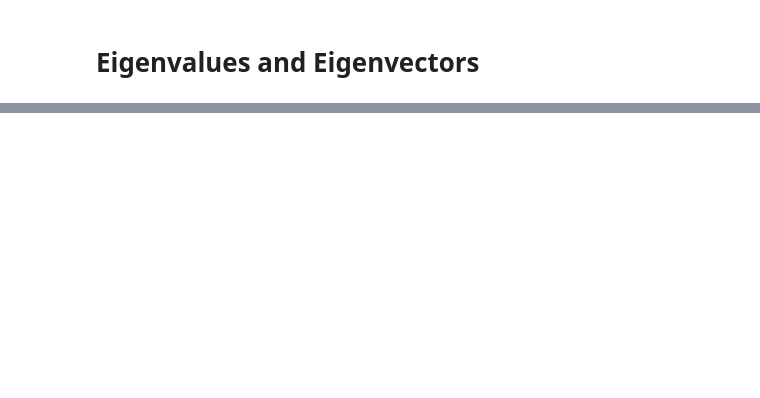
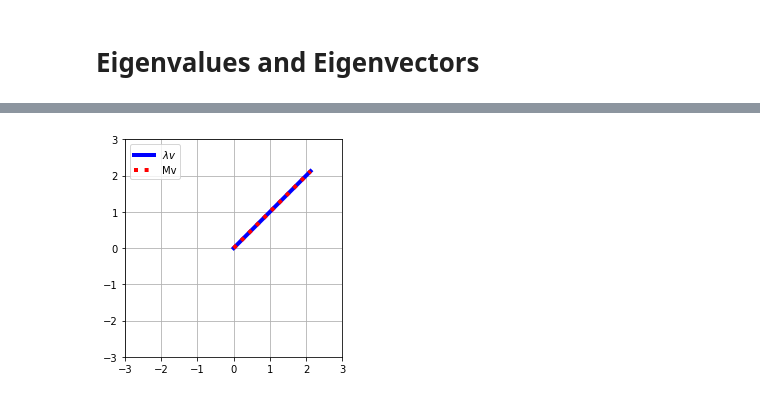
Before and after one commit to ccentola/python-math, a Jupyter notebook: notebooks/10-Linear-Algebra/10.11_eigenvalues_and_eigenvectors.ipynb, the cells around one changed output, grey strips where cells are left out. Cells and saved outputs as stored; diff of their text form; code cells hidden in the pictures; blank space fills up the shorter version.

```diff
--- a/notebooks/10-Linear-Algebra/10.11_eigenvalues_and_eigenvectors.ipynb
+++ b/notebooks/10-Linear-Algebra/10.11_eigenvalues_and_eigenvectors.ipynb
@@ -34,0 +35,18 @@ print(lv)
+# %%
+# eigendecompositions
+M = np.array([[1,2],[2,1]])
+d,V = np.linalg.eig(M)
+
+lv = d[0]*V[:,0]
+Mv = M@V[:,0]
+
+plt.plot([0,lv[0]],[0,lv[1]],'b',label='$\\lambda v$',linewidth=4)
+plt.plot([0,Mv[0]],[0,Mv[1]],'r:',label='Mv',linewidth=4)
+
+plt.axis('square')
+plt.axis([-3,3,-3,3])
+plt.legend()
+plt.grid()
+plt.show()
+# %% [output]
+[figure, added]
```
Also changed, not shown: parts of 16 cells of this notebook, 1 other file.
